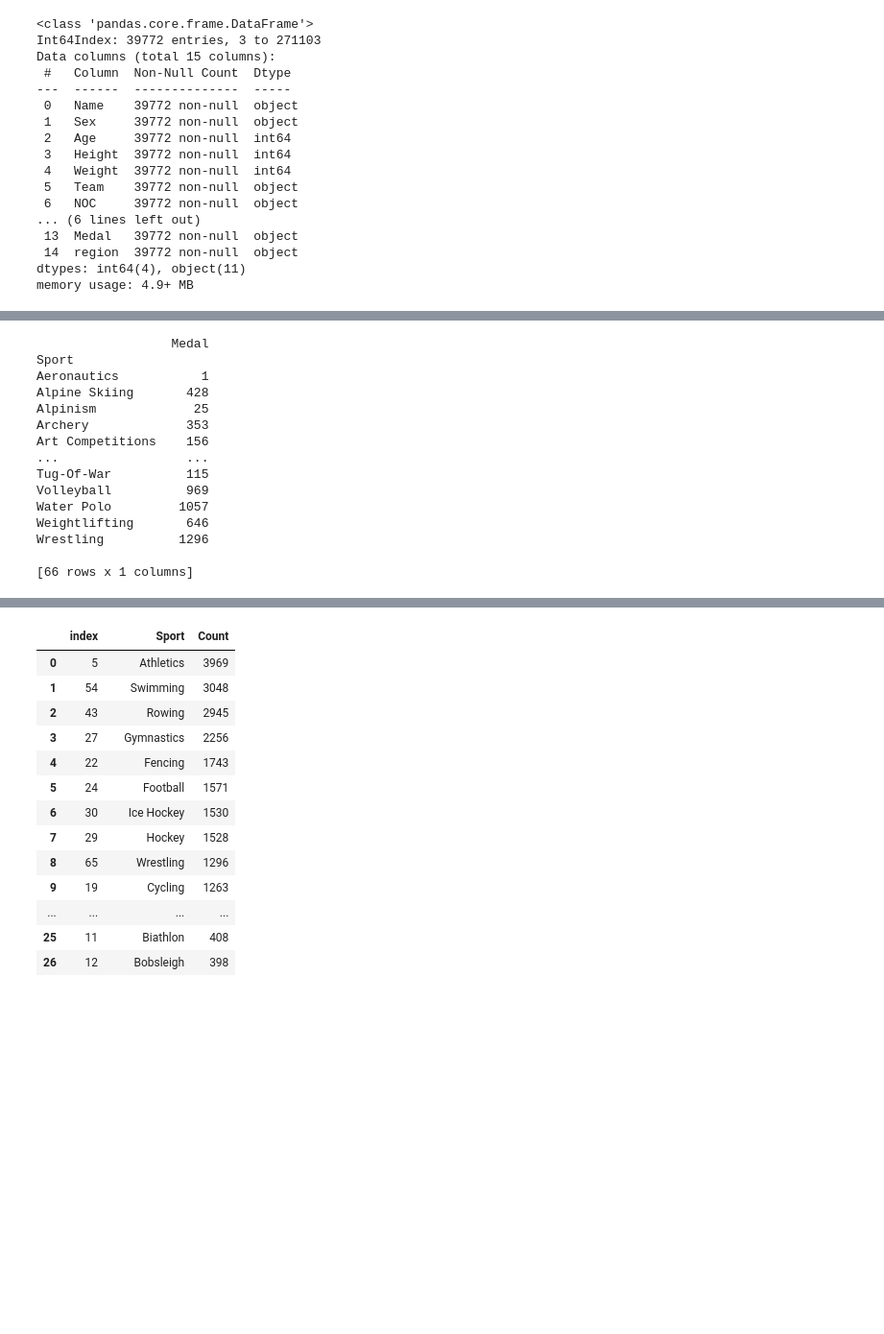
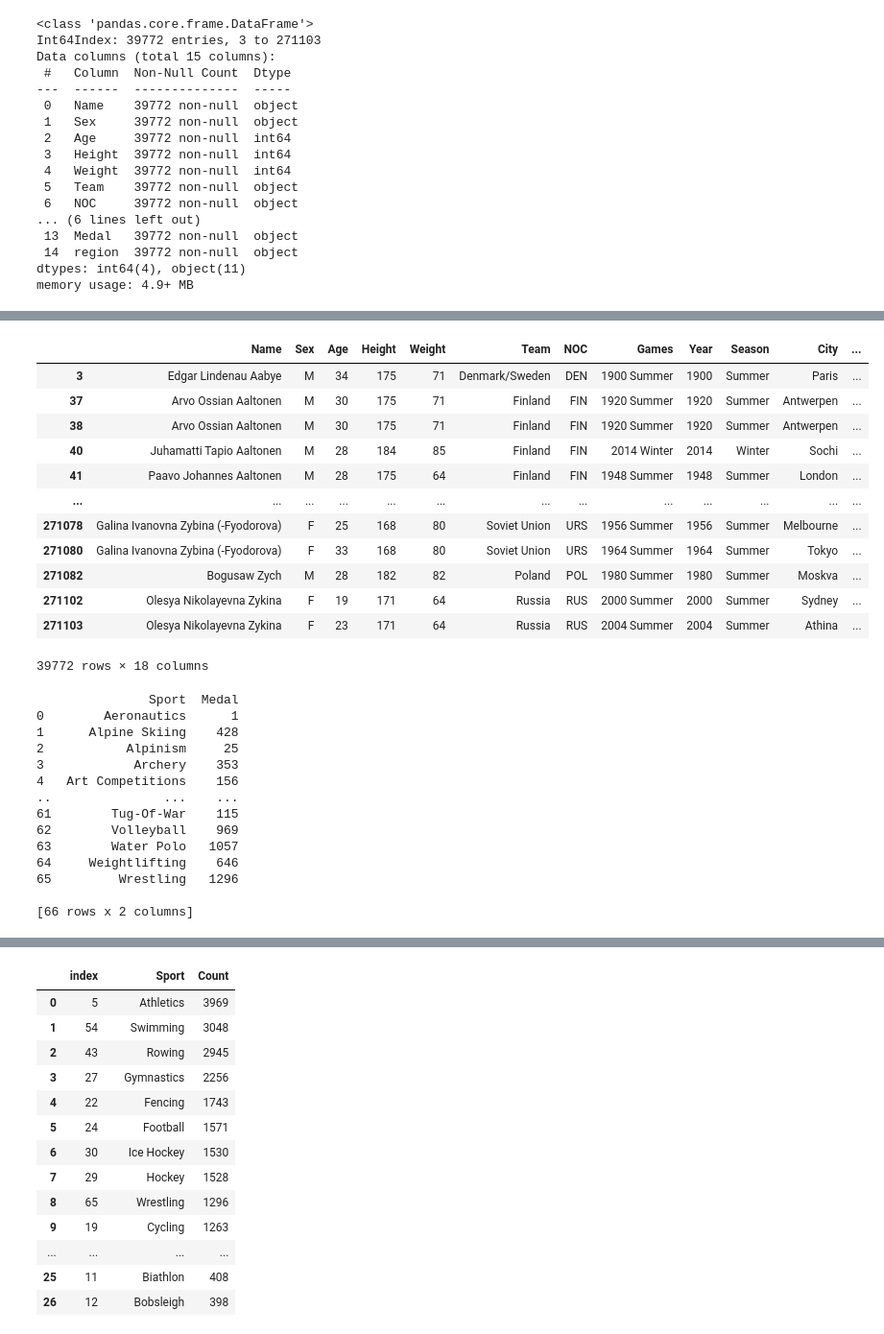
Before and after one commit to MaliheDahmardeh/Olympic-History, a Jupyter notebook: Olympic_History.ipynb, the cells around one changed output, grey strips where cells are left out. Shown at 96% size. Saved outputs shown, nothing was run; the diff lists cells and outputs as text; code cells hidden in the pictures; blank space fills up the shorter version.

```diff
--- a/Olympic_History.ipynb
+++ b/Olympic_History.ipynb
@@ -393,22 +414,39 @@ memory usage: 4.9+ MB
+# %%
+#Medals is a categorical column we can get separate columns of Gold, Silver and Bronze from it by get_dummies method of pandas.
+df = pd.concat([df,pd.get_dummies(df['Medal'])],axis=1)
+df
+# %% [output]
+|  | Name | Sex | Age | Height | Weight | Team | NOC | Games | Year | Season | City | ... |
+| 3 | Edgar Lindenau Aabye | M | 34 | 175 | 71 | Denmark/Sweden | DEN | 1900 Summer | 1900 | Summer | Paris | ... |
+| 37 | Arvo Ossian Aaltonen | M | 30 | 175 | 71 | Finland | FIN | 1920 Summer | 1920 | Summer | Antwerpen | ... |
+| 38 | Arvo Ossian Aaltonen | M | 30 | 175 | 71 | Finland | FIN | 1920 Summer | 1920 | Summer | Antwerpen | ... |
+| 40 | Juhamatti Tapio Aaltonen | M | 28 | 184 | 85 | Finland | FIN | 2014 Winter | 2014 | Winter | Sochi | ... |
+| 41 | Paavo Johannes Aaltonen | M | 28 | 175 | 64 | Finland | FIN | 1948 Summer | 1948 | Summer | London | ... |
+| ... | ... | ... | ... | ... | ... | ... | ... | ... | ... | ... | ... | ... |
+| 271078 | Galina Ivanovna Zybina (-Fyodorova) | F | 25 | 168 | 80 | Soviet Union | URS | 1956 Summer | 1956 | Summer | Melbourne | ... |
+| 271080 | Galina Ivanovna Zybina (-Fyodorova) | F | 33 | 168 | 80 | Soviet Union | URS | 1964 Summer | 1964 | Summer | Tokyo | ... |
+| 271082 | Bogusaw Zych | M | 28 | 182 | 82 | Poland | POL | 1980 Summer | 1980 | Summer | Moskva | ... |
+| 271102 | Olesya Nikolayevna Zykina | F | 19 | 171 | 64 | Russia | RUS | 2000 Summer | 2000 | Summer | Sydney | ... |
+| 271103 | Olesya Nikolayevna Zykina | F | 23 | 171 | 64 | Russia | RUS | 2004 Summer | 2004 | Summer | Athina | ... |
+39772 rows × 18 columns
 # %%
-pivot = df.pivot_table(index=['Sport'], values=['Medal'], aggfunc='count')
+pivot = df.pivot_table(index=['Sport'], values=['Medal'], aggfunc='count').reset_index()
 
 print (pivot)
 # %% [output]
-                  Medal
-Sport
-Aeronautics           1
-Alpine Skiing       428
-Alpinism             25
-Archery             353
-Art Competitions    156
-...                 ...
-Tug-Of-War          115
-Volleyball          969
-Water Polo         1057
-Weightlifting       646
-Wrestling          1296
+               Sport  Medal
+0        Aeronautics      1
+1      Alpine Skiing    428
+2           Alpinism     25
+3            Archery    353
+4   Art Competitions    156
+..               ...    ...
+61        Tug-Of-War    115
+62        Volleyball    969
+63        Water Polo   1057
+64     Weightlifting    646
+65         Wrestling   1296
 
-[66 rows x 1 columns]
+[66 rows x 2 columns]
 # %%
 #number of different medals from 1896 to 2016
```
Also changed, not shown: parts of 6 cells of this notebook.
